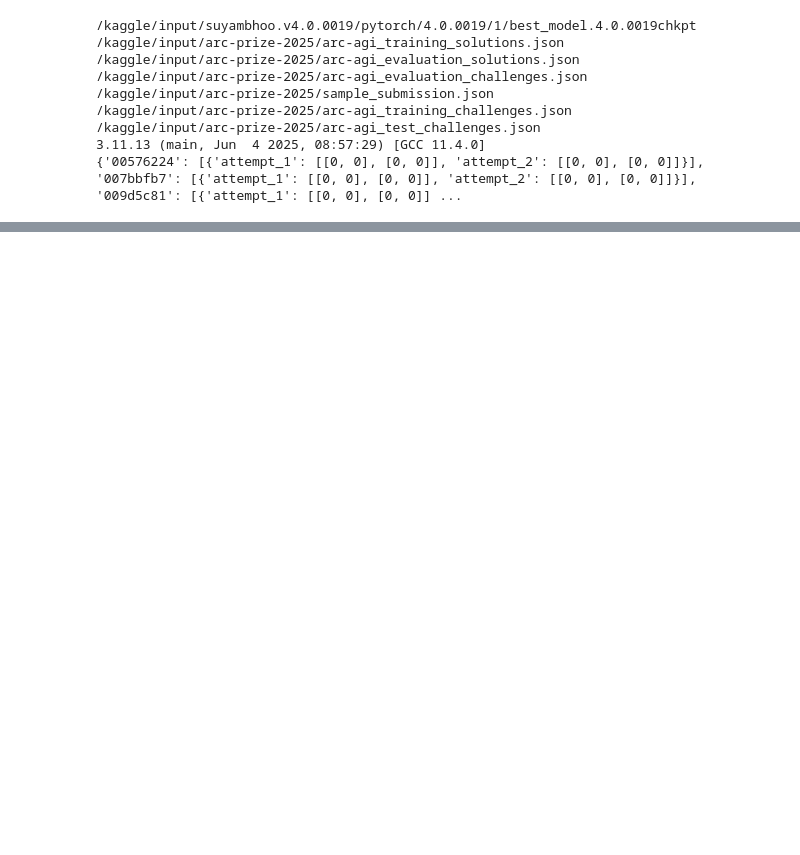
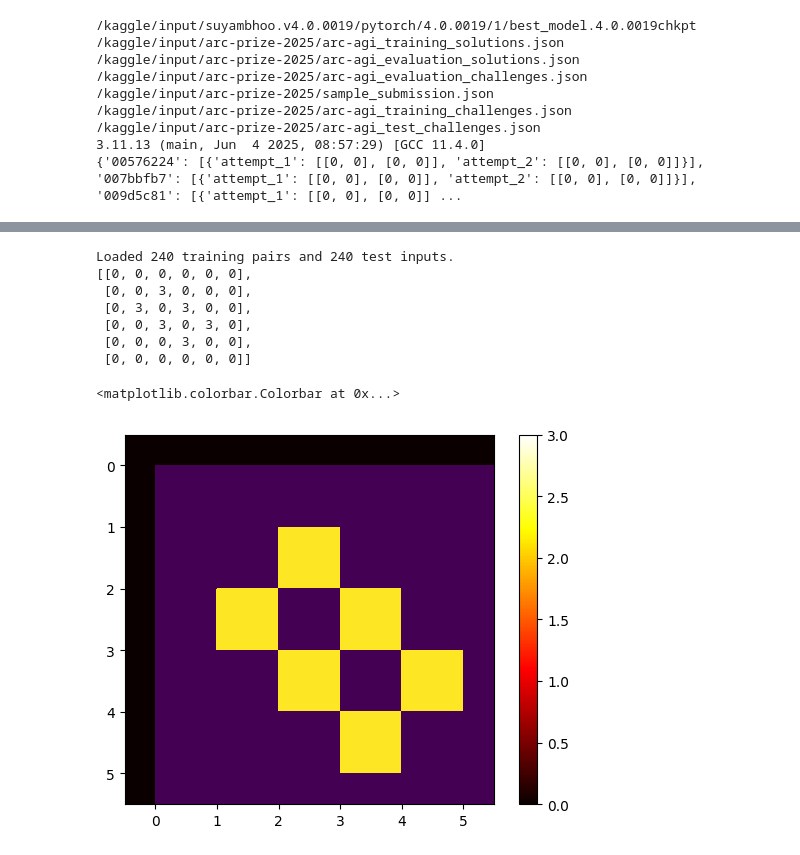
Before and after one commit to RamBITS-AI/Suyambhoo, a Jupyter notebook: arc_neural_network.ipynb, the cells around one changed output, grey strips where cells are left out. Cells and saved outputs as stored; diff of their text form; code cells hidden in the pictures; blank space fills up the shorter version.

Commit message:
Kaggle Notebook | Suyambhoo | Version 20

```diff
--- a/arc_neural_network.ipynb
+++ b/arc_neural_network.ipynb
@@ -324,0 +422,62 @@ Loaded 240 training pairs and 240 test inputs.
+# %%
+import json
+import torch
+import torch.nn as nn
+import torch.optim as optim
+import numpy as np
+from torch.utils.data import Dataset, DataLoader
+import matplotlib.pyplot as plt
+from pprint import pprint
+
+def load_arc_data(json_path):
+    """Load ARC AGI data from JSON file"""
+    with open(json_path, 'r') as f:
+        data = json.load(f)
+
+    training_pairs = {}  # Dict of problem_id and corresponding (input_tensor, output_tensor)
+    testing_inputs = {}  # Dict of problem_id and corresponding input_tensors
+
+    first = True
+    first_problem_id = None
+
+    for problem_id, problem in data.items():
+        # Train data
+        for pair in problem['train']:
+            if first:
+                first_problem_id = problem_id
+                # print("First Problem ID:", first_problem_id)
+                # print("First Pair:")
+                # pprint(pair)
+            inp = pair['input']
+            out = pair['output']
+            if first:
+                first = False
+            training_pairs[problem_id] = (inp, out)
+            if first:
+                pprint(training_pairs)
+        # Test data
+        for test_case in problem['test']:
+            inp = test_case['input']
+            testing_inputs[problem_id] = inp
+
+    return first_problem_id, training_pairs, testing_inputs
+
+first_problem_id, training_pairs, testing_inputs = load_arc_data('/kaggle/input/arc-prize-2025/arc-agi_test_challenges.json')
+print(f"Loaded {len(training_pairs)} training pairs and {len(testing_inputs)} test inputs.")
+
+test_input = testing_inputs['00d62c1b']
+train_in, train_out = training_pairs['00d62c1b']
+pprint(train_in)
+plt.pcolor(train_in)
+plt.imshow(train_in, cmap=plt.cm.hot)
+plt.colorbar()
+# %% [output]
+Loaded 240 training pairs and 240 test inputs.
+[[0, 0, 0, 0, 0, 0],
+ [0, 0, 3, 0, 0, 0],
+ [0, 3, 0, 3, 0, 0],
+ [0, 0, 3, 0, 3, 0],
+ [0, 0, 0, 3, 0, 0],
+ [0, 0, 0, 0, 0, 0]]
+<matplotlib.colorbar.Colorbar at 0x...>
+[figure, added]
```
Also changed, not shown: parts of 5 cells of this notebook.
